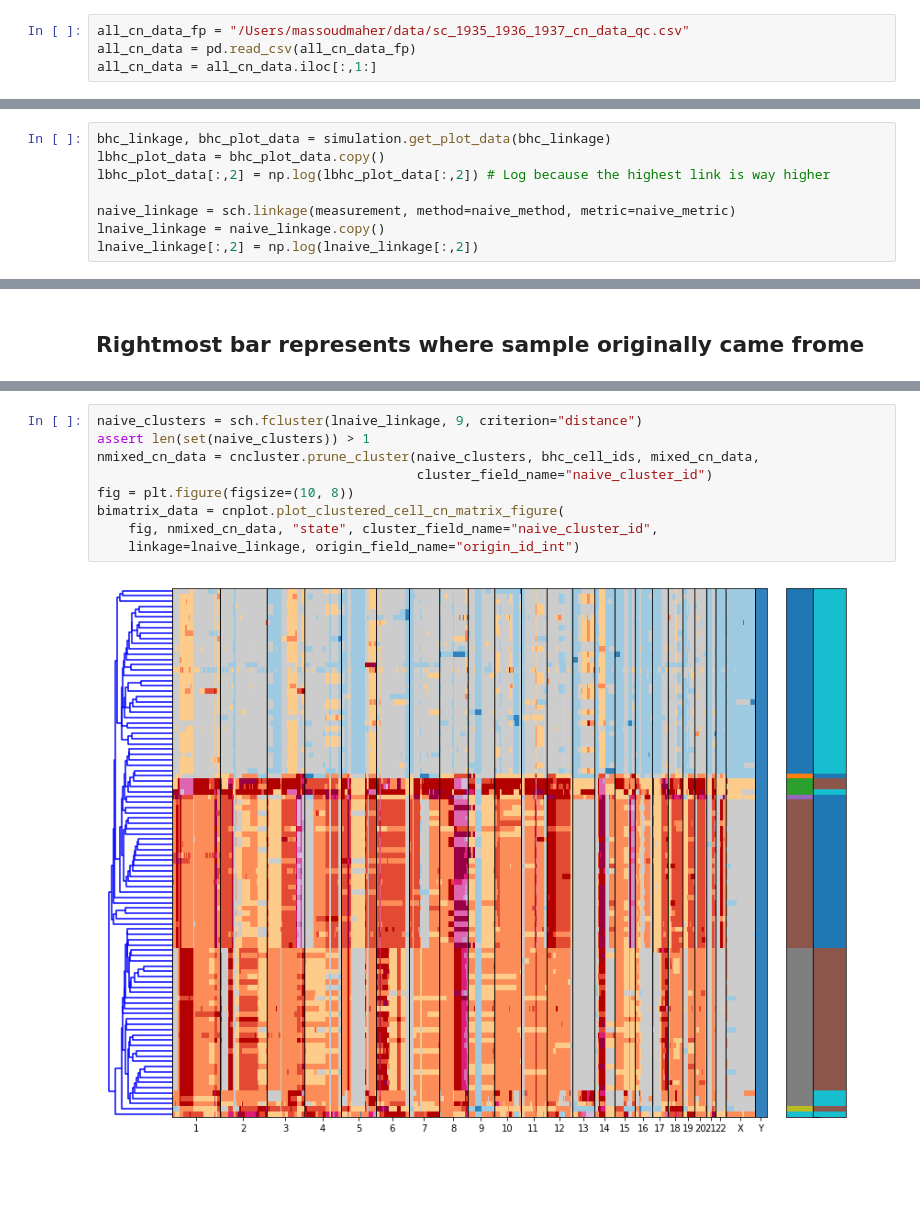
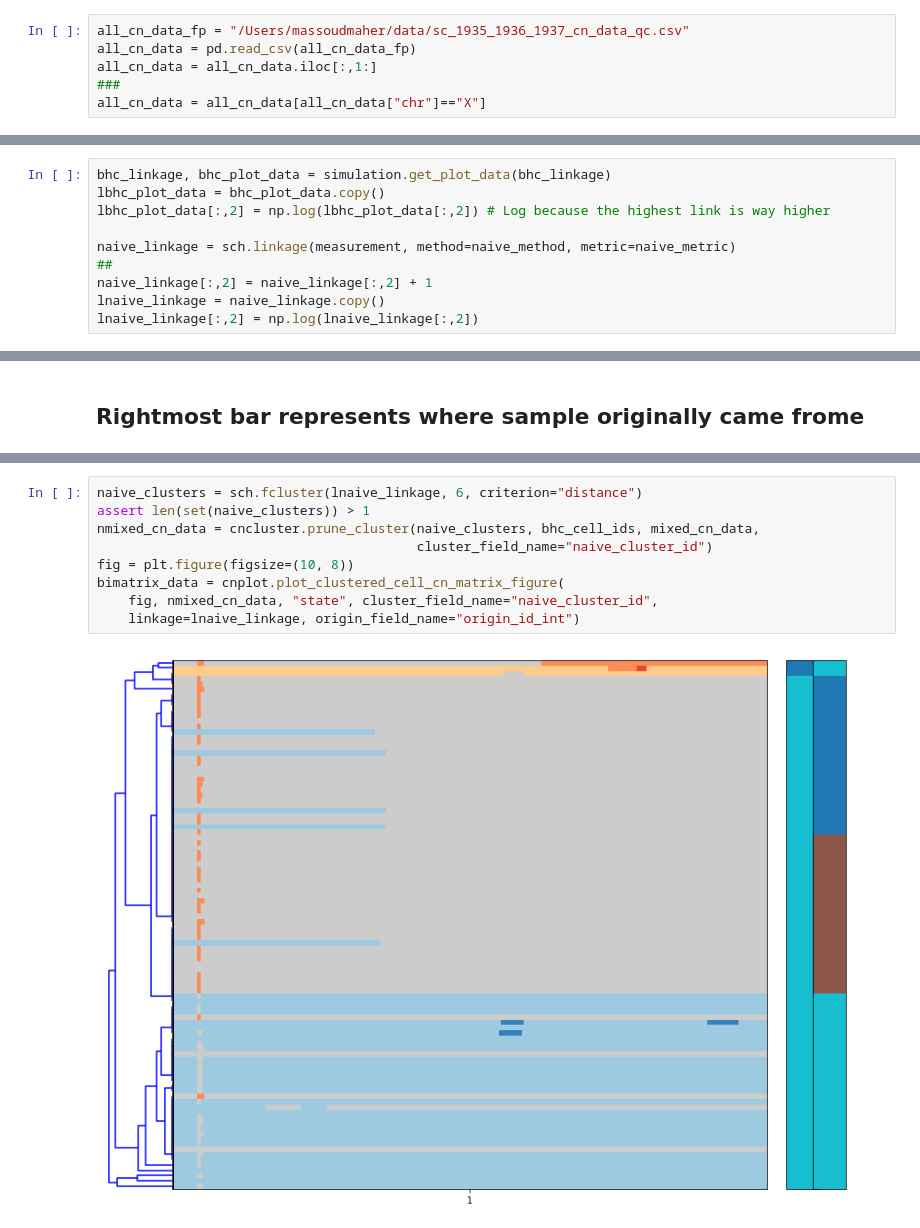
Before and after one commit to shahcompbio/scgenome-deprecated, a Jupyter notebook: notebooks/bhc_pruning.ipynb, the cells around one changed output, grey strips where cells are left out. Drawn from its saved outputs; the diff is of its cells as text; blank space fills up the shorter version.

```diff
--- a/notebooks/bhc_pruning.ipynb
+++ b/notebooks/bhc_pruning.ipynb
@@ -12,3 +13,5 @@ import time
 all_cn_data_fp = "/Users/massoudmaher/data/sc_1935_1936_1937_cn_data_qc.csv"
 all_cn_data = pd.read_csv(all_cn_data_fp)
 all_cn_data = all_cn_data.iloc[:,1:]
+###
+all_cn_data = all_cn_data[all_cn_data["chr"]=="X"]
@@ -62,6 +74,8 @@ lbhc_plot_data = bhc_plot_data.copy()
 lbhc_plot_data[:,2] = np.log(lbhc_plot_data[:,2]) # Log because the highest link is way higher
 
 naive_linkage = sch.linkage(measurement, method=naive_method, metric=naive_metric)
+##
+naive_linkage[:,2] = naive_linkage[:,2] + 1
 lnaive_linkage = naive_linkage.copy()
 lnaive_linkage[:,2] = np.log(lnaive_linkage[:,2])
 # %%
@@ -116,14 +132,14 @@ bimatrix_data = cnplot.plot_clustered_cell_cn_matrix_figure(
 # %%
-naive_clusters = sch.fcluster(lnaive_linkage, 9, criterion="distance")
+naive_clusters = sch.fcluster(lnaive_linkage, 6, criterion="distance")
 assert len(set(naive_clusters)) > 1
 nmixed_cn_data = cncluster.prune_cluster(naive_clusters, bhc_cell_ids, mixed_cn_data,
                                          cluster_field_name="naive_cluster_id")
 fig = plt.figure(figsize=(10, 8))
 bimatrix_data = cnplot.plot_clustered_cell_cn_matrix_figure(
     fig, nmixed_cn_data, "state", cluster_field_name="naive_cluster_id",
     linkage=lnaive_linkage, origin_field_name="origin_id_int")
 # %% [output]
-[figure, old version]
+[figure, new version]
 # %%
 umap_params = utils.expand_grid({"n_neighbors": np.arange(3,18,step=1)})
 def apply_fn(row):
```
Also changed, not shown: parts of 10 cells of this notebook, 3 other files.
